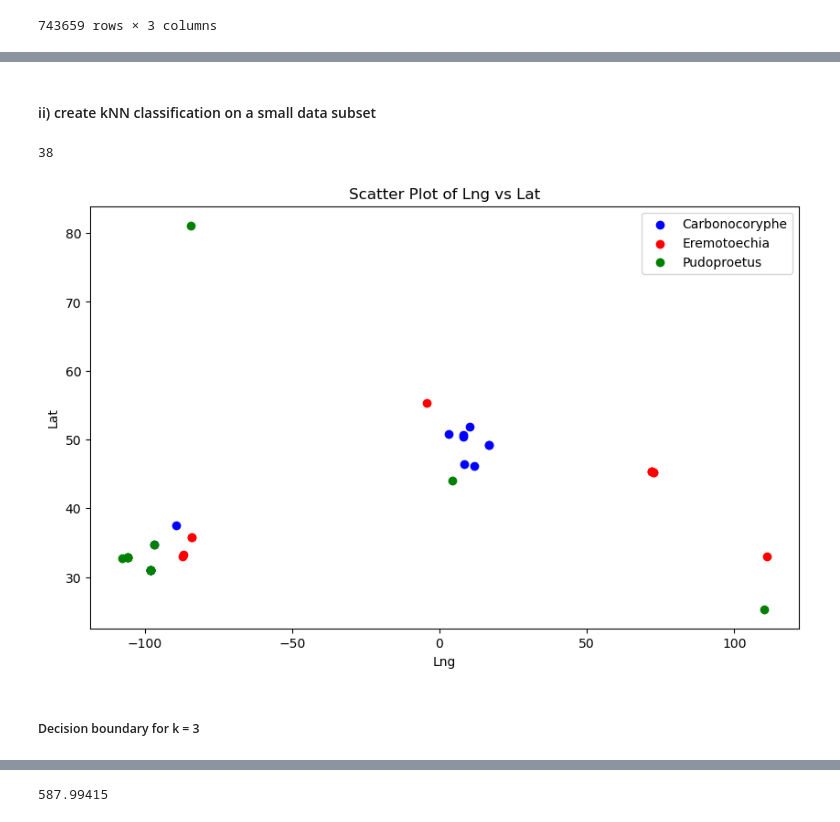
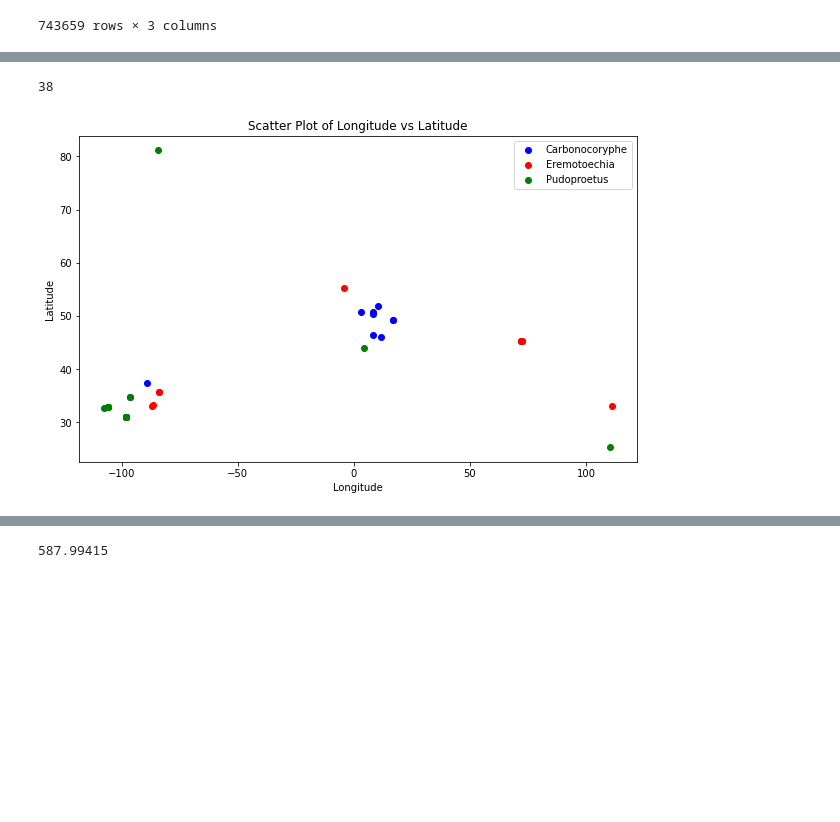
Before and after one commit to thatmartinlau/Dinosaur-ML, a Jupyter notebook: Project (1).ipynb, the cells around one changed output, grey strips where cells are left out. Drawn from its saved outputs; the diff is of its cells as text; code cells hidden in the pictures; blank space fills up the shorter version.

```diff
--- a/Project (1).ipynb
+++ b/Project (1).ipynb
@@ -127,21 +101,31 @@ Ranking of genera with the most occurrences:
-# %% [markdown]
-#### ii) create kNN classification on a small data subset
 # %%
 filtered_table = new_table[new_table['genus'].isin(['Eremotoechia', 'Pudoproetus', 'Carbonocoryphe'])]
 # %%
-filtered_table = filtered_table.sample(frac=1).reset_index(drop=True)
+filtered_table
 len(filtered_table)
 # %% [output]
 38
 # %%
-#plotting function
-def plot_scatter(color_map, data_set, x_column, y_column, group_column):
-    plt.figure(figsize=(10, 6))
-    for group, group_data in data_set.groupby(group_column):
-        plt.scatter(group_data[x_column], group_data[y_column], label=group, color=color_map.get(group, 'black'))
 
-    plt.xlabel(x_column.capitalize())
-    plt.ylabel(y_column.capitalize())
-    plt.title(f'Scatter Plot of {x_column.capitalize()} vs {y_column.capitalize()}')
-    plt.legend()
-    plt.show()
+
+color_map = {
+    'Carbonocoryphe': 'blue',
+    'Pudoproetus': 'green',
+    'Eremotoechia': 'red'
+}
+
+# Create a scatter plot
+plt.figure(figsize=(10, 6))
+for genus, group in filtered_table.groupby('genus'):
+    plt.scatter(group['lng'], group['lat'], label=genus, color=color_map[genus])
+
+# Add labels and legend
+plt.xlabel('Longitude')
+plt.ylabel('Latitude')
+plt.title('Scatter Plot of Longitude vs Latitude')
+plt.legend()
+
+# Show the plot
+plt.show()
+# %% [output]
+[figure, added]
@@ -171,11 +131,0 @@ def knn_classification(data, features, target, test_size=0.2, n_neighbors=5):
-# %%
-color_map = {
-    'Carbonocoryphe': 'blue',
-    'Pudoproetus': 'green',
-    'Eremotoechia': 'red'
-}
-plot_scatter(color_map, filtered_table, 'lng', 'lat', 'genus')
-# %% [output]
-[figure, removed]
-# %% [markdown]
-##### Decision boundary for k = 3
```
Also changed, not shown: parts of 64 cells of this notebook.
